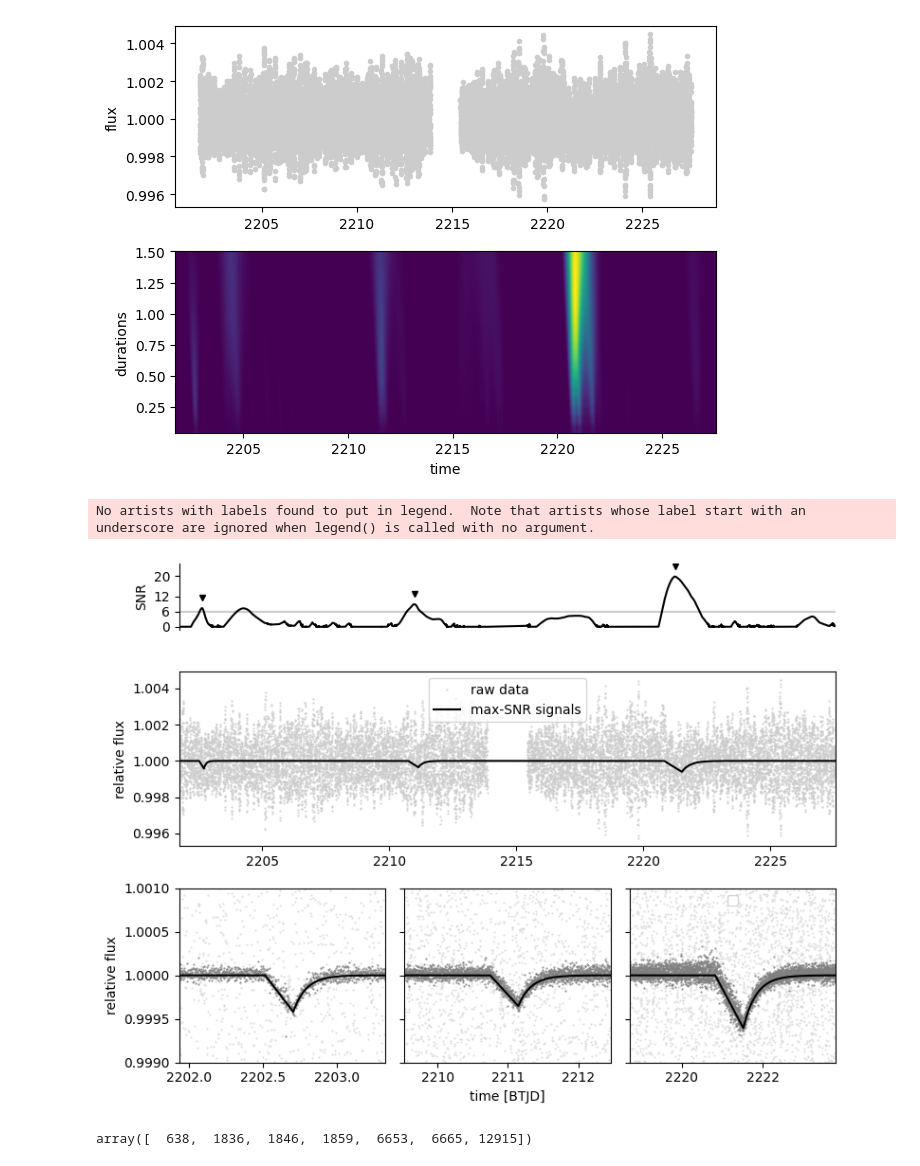
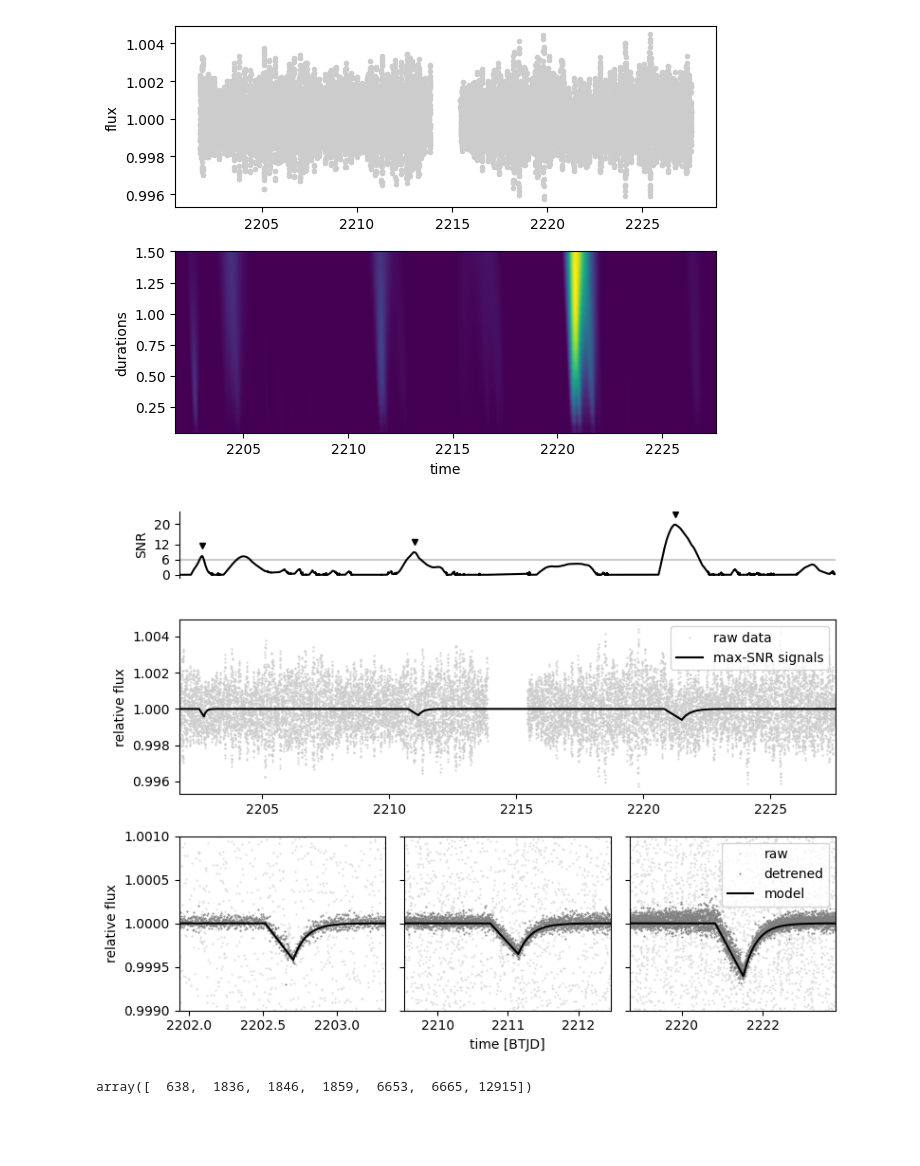
Before and after one commit to lgrcia/nuance, a Jupyter notebook: docs/notebooks/exocomet.ipynb, the cells around one changed output. Saved outputs shown, nothing was run; the diff lists cells and outputs as text; code cells hidden in the pictures; blank space fills up the shorter version.

```diff
--- a/docs/notebooks/exocomet.ipynb
+++ b/docs/notebooks/exocomet.ipynb
@@ -195,6 +195,8 @@ snrs = np.array(
 plt.figure(figsize=(8, 6))
 
 xmin, xmax = 1410, 1415
+
+ms = 3
 
 i, j = np.unravel_index(np.argmax(nu.search_data.ll), nu.search_data.ll.shape)
 t0, D = nu.search_data.t0s[i], nu.search_data.Ds[j]
@@ -219,7 +221,7 @@ from scipy.signal import find_peaks
 peaks, _ = find_peaks(snrs, height=min_snr, distance=0.5 / np.diff(time).mean())
 peaks = peaks[np.argsort(snrs[peaks])[::-1]][0:3]
 peaks = peaks[np.argsort(time[peaks])]
-ax.plot(time[peaks], snrs[peaks] + 4, "v", c="k", ms=5)
+ax.plot(time[peaks], snrs[peaks] + 4, "v", c="k", ms=ms)
 
 plt.subplot(n, 3, (4, 9))
 
@@ -237,40 +239,40 @@ plt.plot(time, signals, "k", label="max-SNR signals")
 plt.xlim(time.min(), time.max())
 plt.ylabel("relative flux")
 plt.legend(loc="upper right")
 
 for i, peak in enumerate(peaks):
     ax = plt.subplot(n, 3, (10 + i, 13 + i))
     t0 = t0s[peak]
     j = np.argmax(nu.search_data.ll[peak])
     D = nu.search_data.Ds[j]
     linear, astro, noise = nu.models(t0, D)
-    plt.plot(time, flux, ".", c="0.85", ms=1, label="raw data" if i == 3 else None)
+    plt.plot(time, flux, ".", c="0.85", ms=ms, label="raw" if i == 2 else None)
     plt.plot(
         time,
         flux - noise,
         ".",
         c="0.5",
-        ms=1,
-        label="'detrened' data" if i == 3 else None,
+        ms=ms,
+        label="detrened" if i == 2 else None,
     )
-    plt.plot(time, astro + 1, c="k", label="exocomet model" if i == 3 else None)
+    plt.plot(time, astro + 1, c="k", label="model" if i == 2 else None)
     xmin, xmax = t0 + 2 * np.array([-1, 1]) * D
     plt.xlim(xmin, xmax)
     plt.ylim(0.999, 1.001)
     plt.plot(nu.search_data.Ds, nu.search_data.ll[peak], c="k")
     if i != 0:
         ax.set_yticklabels([])
     else:
         ax.set_ylabel("relative flux")
     if i == 1:
         ax.set_xlabel("time [BTJD]")
+    if i == 2:
+        ax.legend(loc="upper right")
 
-plt.legend()
 plt.tight_layout()
 plt.savefig("exocomet.pdf")
 # %% [output]
-No artists with labels found to put in legend.  Note that artists whose label start with an underscore are ignored when legend() is called with no argument.
-[figure, old version]
+[figure, new version]
 # %%
 peaks
 # %% [output]
```
